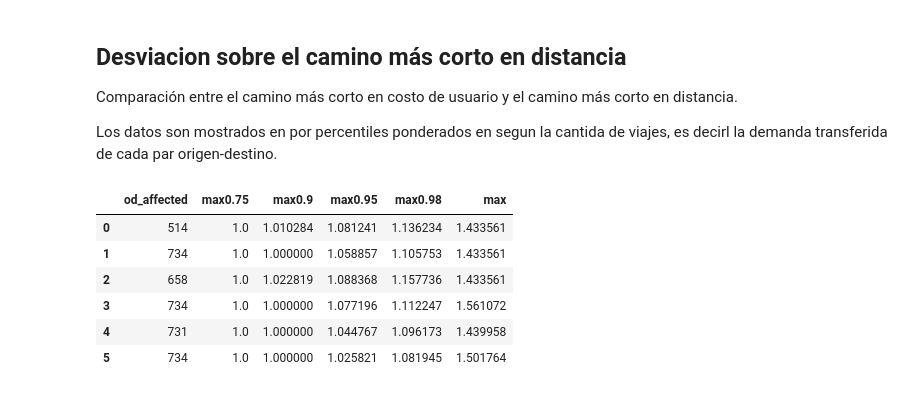
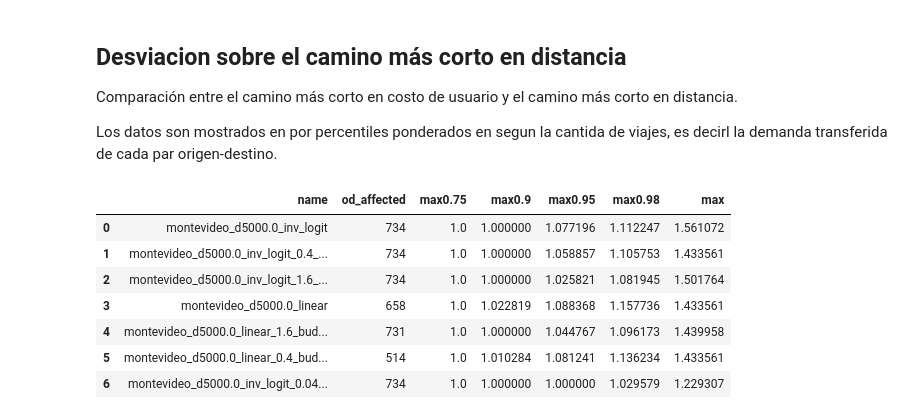
Before and after one commit to joaquinco/bicycle-network-design, a Jupyter notebook: notebooks/Montevideo.ipynb, the cells around one changed output. Saved outputs shown, nothing was run; the diff lists cells and outputs as text; code cells hidden in the pictures.

Commit message:
update Mdeo notebook to handle new instances

```diff
--- a/notebooks/Montevideo.ipynb
+++ b/notebooks/Montevideo.ipynb
@@ -23,27 +24,33 @@ resources_path = '../thesis/resources'
 
 Draw solutions computed by the CPLEX solver elsewhere.
 # %%
-instances = []
+def read_instances(data_path):
+    instances = []
 
-for entry in os.scandir(data_path):
-    if 'solution' in entry.path or not entry.path.endswith('pkl'):
-        continue
+    for entry in os.scandir(data_path):
+        if 'solution' in entry.path or not entry.path.endswith('pkl'):
+            continue
 
-    dirname, basename = os.path.dirname(entry.path), os.path.basename(entry.path)
-    solution_path = os.path.join(dirname,'solution_' + basename)
-    if not os.path.exists(solution_path):
-        continue
+        dirname, basename = os.path.dirname(entry.path), os.path.basename(entry.path)
+        solution_path = os.path.join(dirname,'solution_' + basename)
+        if not os.path.exists(solution_path):
+            continue
 
-    model = bc.model.Model.load(entry.path)
-    solution = bc.solution.Solution.load(solution_path)
+        model = bc.model.Model.load(entry.path)
+        solution = bc.solution.Solution.load(solution_path)
 
-    instances.append((model, solution))
+        instances.append((model, solution))
+
+    return instances
 # %%
 draw_config = dict(
     figsize=(8, 7),
 )
 
 split_draw_config = dict()
+# %%
+instances = read_instances(data_path)
+real_budget_instances = read_instances(real_budget_data_path)
 # %%
 sample_model = instances[0][0]
 sample_graph = sample_model.graph
@@ -156,7 +175,7 @@ def get_shortest_path_cmp(model, solution):
     return df.sort_values(by=['ratio'])
 
 
-def build_agg_dataset(dfs, percentiles=[0.75, 0.9]):
+def build_agg_dataset(dfs, instances, percentiles=[0.75, 0.9]):
     data = []
     for df, instance in zip(dfs, instances):
         model, solution = instance
@@ -189,17 +208,19 @@ def build_agg_dataset(dfs, percentiles=[0.75, 0.9]):
 
     return pd.DataFrame(data)
 # %%
-dfs = [get_shortest_path_cmp(*instance) for instance in instances]
+all_instances = instances + real_budget_instances
+dfs = [get_shortest_path_cmp(*instance) for instance in all_instances]
 # %%
-aggdf = build_agg_dataset(dfs, percentiles=[0.75, 0.90, 0.95, 0.98])
+aggdf = build_agg_dataset(dfs, all_instances, percentiles=[0.75, 0.90, 0.95, 0.98])
 
-aggdf = aggdf.set_index('name').reindex(index=bdf.name).reset_index()
-aggdf[[c for c in aggdf.columns if c != 'name']]
+# aggdf = aggdf.set_index('name').reindex(index=bdf.name).reset_index()
+aggdf
 # %% [output]
-|  | od_affected | max0.75 | max0.9 | max0.95 | max0.98 | max |
-| 0 | 514 | 1.0 | 1.010284 | 1.081241 | 1.136234 | 1.433561 |
-| 1 | 734 | 1.0 | 1.000000 | 1.058857 | 1.105753 | 1.433561 |
-| 2 | 658 | 1.0 | 1.022819 | 1.088368 | 1.157736 | 1.433561 |
-| 3 | 734 | 1.0 | 1.000000 | 1.077196 | 1.112247 | 1.561072 |
-| 4 | 731 | 1.0 | 1.000000 | 1.044767 | 1.096173 | 1.439958 |
-| 5 | 734 | 1.0 | 1.000000 | 1.025821 | 1.081945 | 1.501764 |
+|  | name | od_affected | max0.75 | max0.9 | max0.95 | max0.98 | max |
+| 0 | montevideo_d5000.0_inv_logit | 734 | 1.0 | 1.000000 | 1.077196 | 1.112247 | 1.561072 |
+| 1 | montevideo_d5000.0_inv_logit_0.4_... | 734 | 1.0 | 1.000000 | 1.058857 | 1.105753 | 1.433561 |
+| 2 | montevideo_d5000.0_inv_logit_1.6_... | 734 | 1.0 | 1.000000 | 1.025821 | 1.081945 | 1.501764 |
+| 3 | montevideo_d5000.0_linear | 658 | 1.0 | 1.022819 | 1.088368 | 1.157736 | 1.433561 |
+| 4 | montevideo_d5000.0_linear_1.6_bud... | 731 | 1.0 | 1.000000 | 1.044767 | 1.096173 | 1.439958 |
+| 5 | montevideo_d5000.0_linear_0.4_bud... | 514 | 1.0 | 1.010284 | 1.081241 | 1.136234 | 1.433561 |
+| 6 | montevideo_d5000.0_inv_logit_0.04... | 734 | 1.0 | 1.000000 | 1.000000 | 1.029579 | 1.229307 |
```
Also changed, not shown: parts of 4 cells of this notebook, 1 other file.
